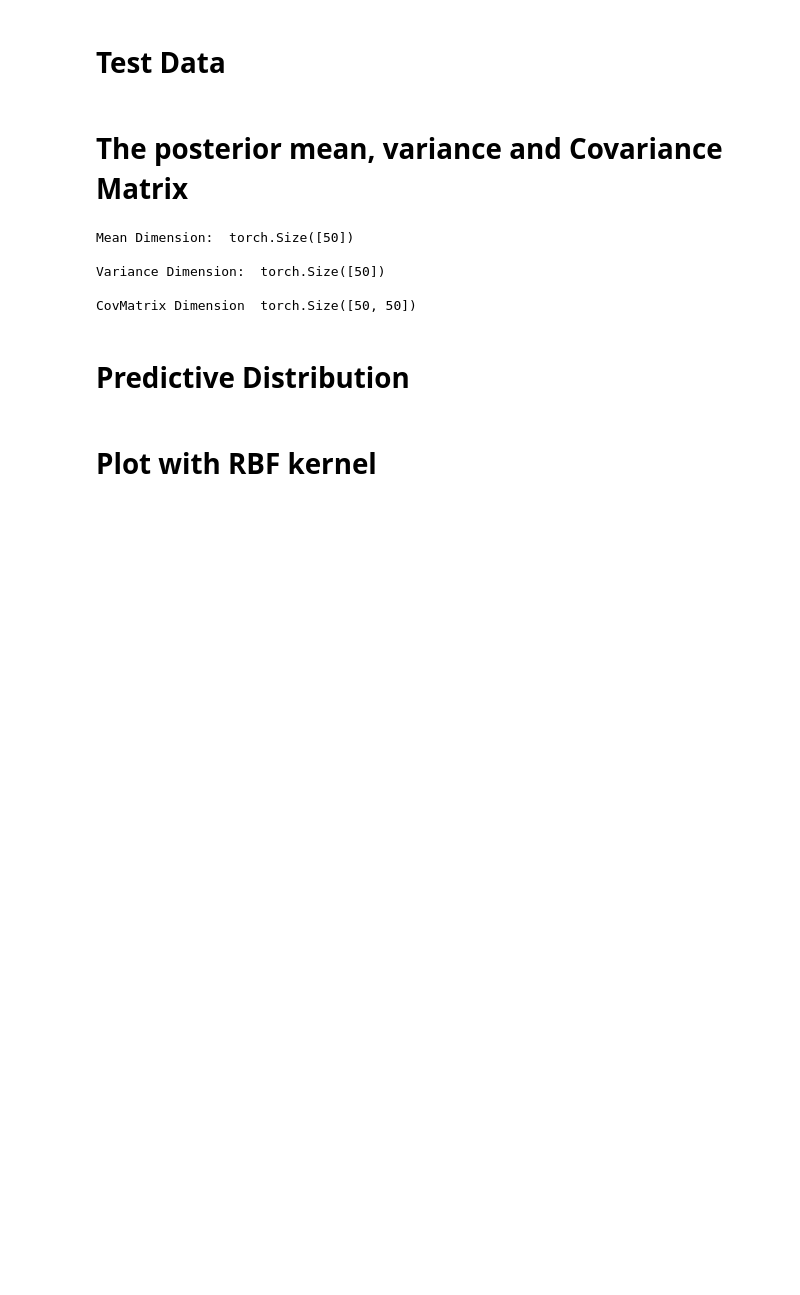
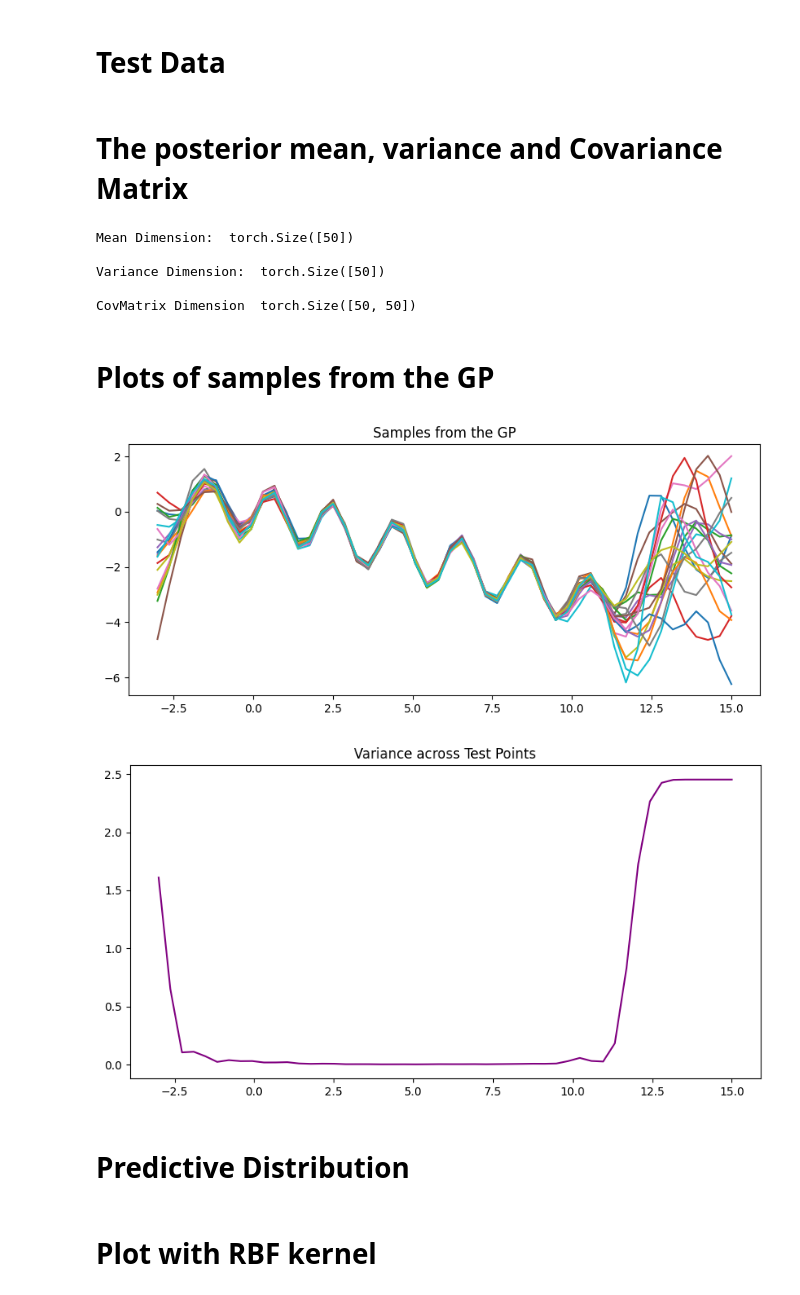
Before and after one commit to Sabelz/Gaussian_Processes_Inducing_Points, a Jupyter notebook: GPs/GPWiggle.ipynb, the cells around one changed output. Drawn from its saved outputs; the diff is of its cells as text; code cells hidden in the pictures; blank space fills up the shorter version.

```diff
--- a/GPs/GPWiggle.ipynb
+++ b/GPs/GPWiggle.ipynb
@@ -70,6 +58,11 @@ model = GPModel(xTrain, yTrain, likelihood) # For the first example, RBF kernel
 # %% [markdown]
 # Train the Model
 # %%
+import os
+smoke_test = ('CI' in os.environ)
+training_iter = 2 if smoke_test else 50
+
+
 # Find optimal model hyperparameters
 model.train()
 likelihood.train()
@@ -77,20 +70,19 @@ likelihood.train()
 # Use the adam optimizer
 optimizer = torch.optim.Adam(model.parameters(), lr=0.1)  # Includes GaussianLikelihood parameters
 
+# "Loss" for GPs - the marginal log likelihood
+mll = gpytorch.mlls.ExactMarginalLogLikelihood(likelihood, model)
 
-mll = gpytorch.mlls.ExactMarginalLogLikelihood(likelihood, model) # Decide loss
-
-training_iterations = 50 # Decide training iterations
-for i in range(training_iterations):
+for i in range(training_iter):
     # Zero gradients from previous iteration
     optimizer.zero_grad()
     # Output from model
     output = model(xTrain)
     # Calc loss and backprop gradients
-    loss = -mll(output, xTrain)
+    loss = -mll(output, yTrain)
     loss.backward()
     print('Iter %d/%d - Loss: %.3f   lengthscale: %.3f   noise: %.3f' % (
-        i + 1, training_iterations, loss.item(),
+        i + 1, training_iter, loss.item(),
         model.covar_module.base_kernel.lengthscale.item(),
         model.likelihood.noise.item()
     ))
@@ -138,6 +129,28 @@ Mean Dimension:  torch.Size([50])
 Variance Dimension:  torch.Size([50])
 
 CovMatrix Dimension  torch.Size([50, 50])
+# %% [markdown]
+# Plots of samples from the GP
+# %%
+# Convert to numpy
+xTestPlot = xTest.detach().numpy()
+f_meanPlot = f_mean.detach().numpy()
+f_varPlot = f_var.detach().numpy()
+# Plot samples from the GP
+plt.figure(figsize=(10, 4))
+for i in range(20):  # Generate 20 samples
+    f_sample = f_preds.sample().detach().numpy()
+    plt.plot(xTestPlot, f_sample)
+plt.title('Samples from the GP')
+plt.show()
+# Plot variance
+plt.figure(figsize=(10, 5))
+plt.plot(xTestPlot, f_varPlot, 'purple')
+plt.title('Variance across Test Points')
+plt.show()
+# %% [output]
+[figure, added]
+[figure, added]
 # %% [markdown]
 # Predictive Distribution
 # %%
```
Also changed, not shown: parts of 11 cells of this notebook, 1 other file.
